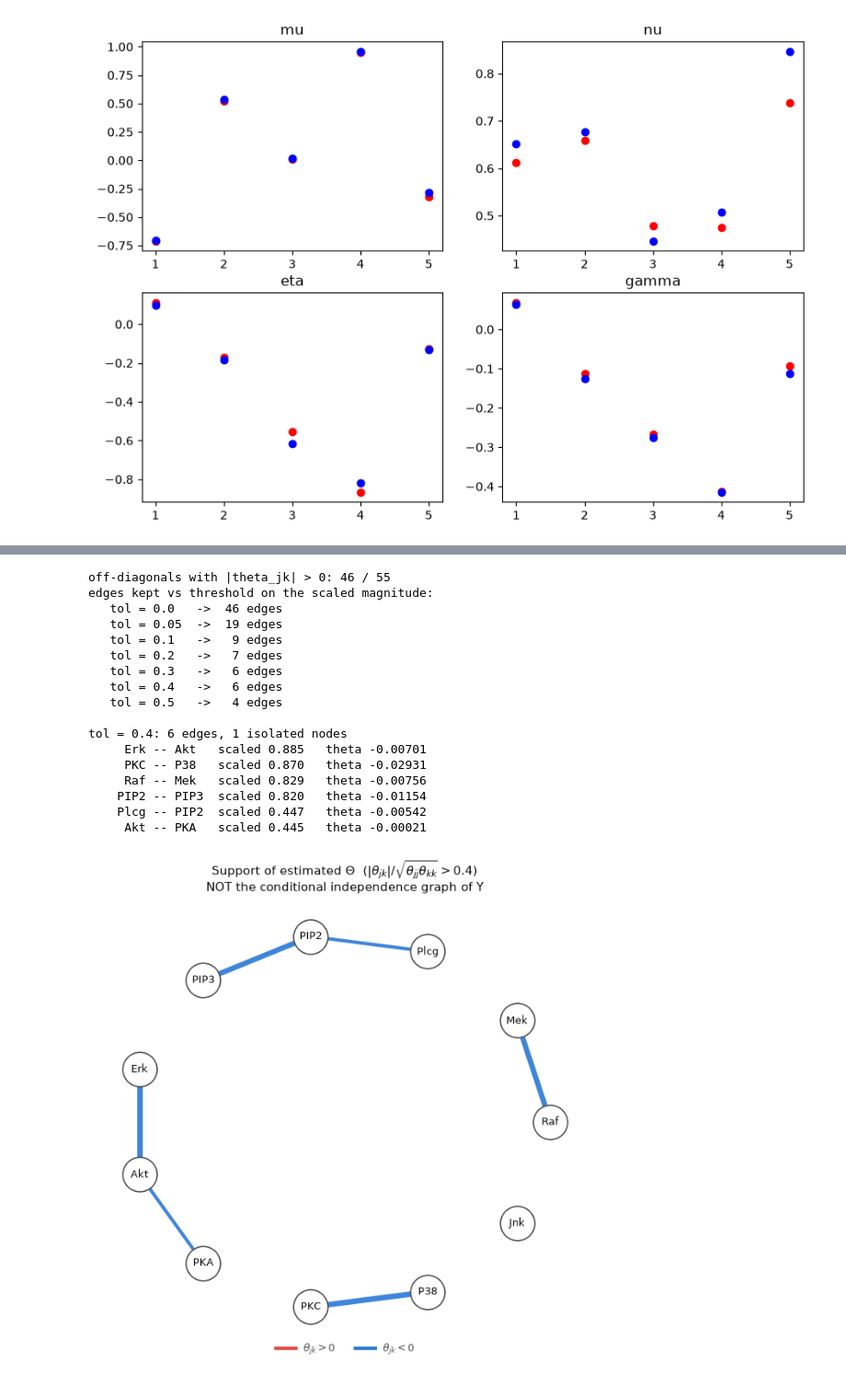
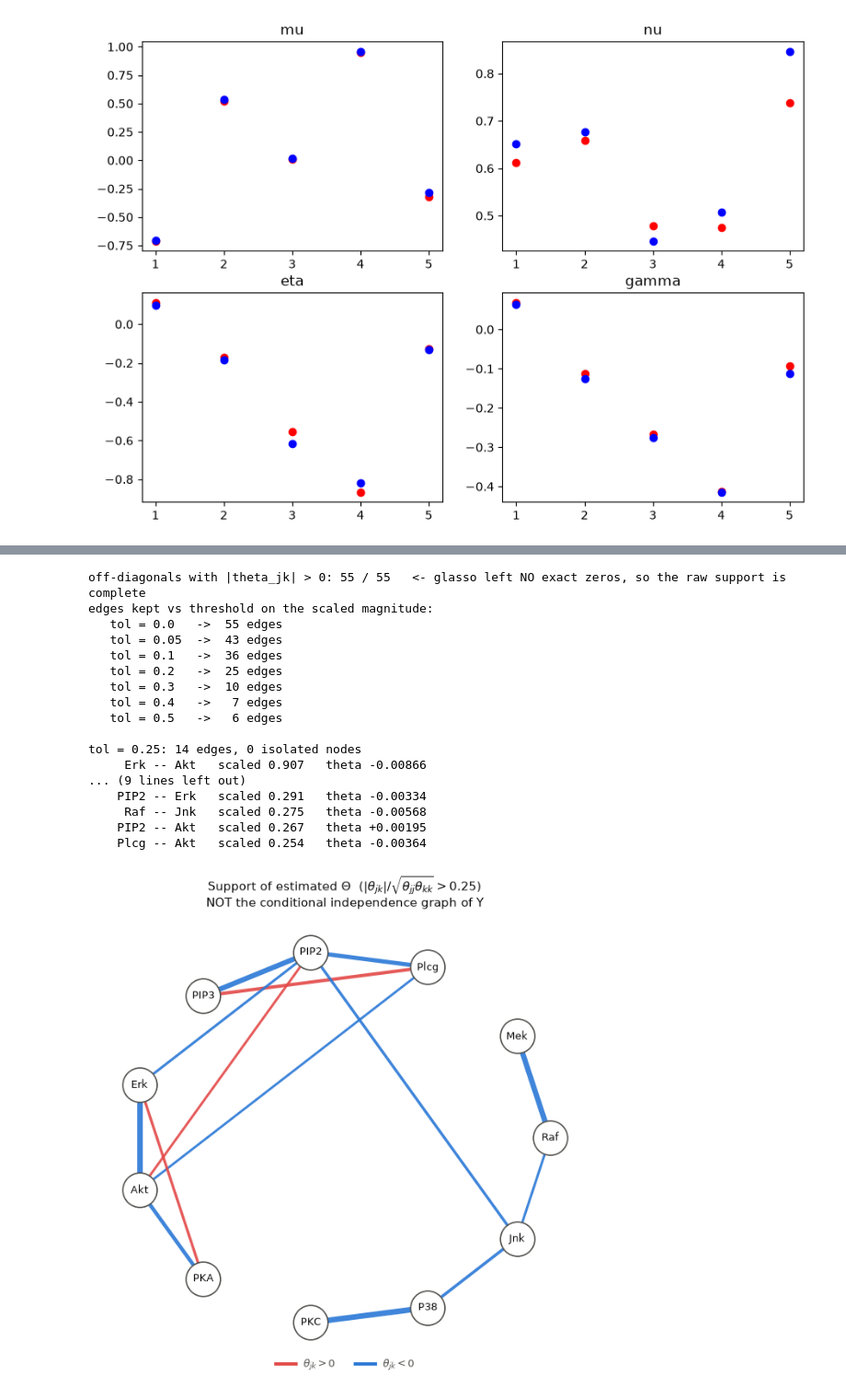
Before and after one commit to sahitidoke/asym-model-simulation, a Jupyter notebook: visualization.ipynb, the cells around one changed output, grey strips where cells are left out. Shown at 92% size. Cells and saved outputs as stored; diff of their text form; code cells hidden in the pictures.

```diff
--- a/visualization.ipynb
+++ b/visualization.ipynb
@@ -5,7 +9,7 @@ import json
 # %%
 filename = "results_EM_MWGP_test-flight"
 # %%
-with open(f"results/{filename}.json", "r") as f:
+with open(f"results/simulations/{filename}.json", "r") as f:
     results = json.load(f)
 
 # plot true vs estimated values for mu, eta, nu, and Theta, with MSE as error bars. Each plot should be a separate figure.
@@ -86,13 +90,7 @@ fig.savefig(f"results/simulations/{filename}.pdf")
 # plt.imshow(np.abs(Theta_true - Theta_est), cmap='viridis', interpolation='nearest', vmin = 0, vmax = 0.5)
 # plt.colorbar()
 # %%
-# Load application results (flat format: results["Theta"] is the matrix itself)
-# and show the estimated precision matrix as a labeled table.
-# NOTE: the support of Theta is NOT the conditional independence graph of Y.
-import pandas as pd
-from sachs_min import NAMES
-
-with open("results/application_results_validated_rho.json", "r") as f:
+with open("results/applications/application_results.json", "r") as f:
     app_results = json.load(f)
 
 Theta_app = np.array(app_results["Theta"])
@@ -136,8 +134,6 @@ Estimated Theta (support != conditional independence graph)
 # WARNING: theta_jk = 0 does NOT imply Y_j indep Y_k | rest in this model, so
 # this is a picture of where Theta is nonzero -- it is NOT the conditional
 # independence graph of Y. Do not read it as one.
-import networkx as nx
-from matplotlib.lines import Line2D
 
 # Edge weight: |theta_jk| / sqrt(theta_jj theta_kk), so the very different
 # diagonal scales (Raf ~ 6e-3 vs Jnk ~ 7e-2) don't decide the picture on
@@ -156,7 +152,7 @@ print("edges kept vs threshold on the scaled magnitude:")
 for t in (0.0, 0.05, 0.1, 0.2, 0.3, 0.4, 0.5):
     print(f"   tol = {t:<5} -> {int((mags > t).sum()):3d} edges")
 
-tol = 0.4   # <-- tune me; tol = 0 keeps every nonzero entry
+tol = 0.25   # <-- tune me; tol = 0 keeps every nonzero entry
 
 G = nx.Graph()
 G.add_nodes_from(labels)                      # keep isolated nodes visible
@@ -175,47 +171,47 @@ POS, NEG = "#e34948", "#2a78d6"      # diverging pair: red = +, blue = -
 INK, MUTED = "#0b0b0b", "#52514e"
 
 pos = nx.circular_layout(G)
 fig, ax = plt.subplots(figsize=(6.5, 6.5))
 
 if G.number_of_edges():
     w = np.array([dat["weight"] for _, _, dat in G.edges(data=True)])
     nx.draw_networkx_edges(
         G, pos, ax=ax, alpha=0.9,
         width=1.0 + 4.0 * w / w.max(),
         edge_color=[POS if dat["sign"] > 0 else NEG
                     for _, _, dat in G.edges(data=True)],
     )
 nx.draw_networkx_nodes(G, pos, ax=ax, node_size=950, node_color="#ffffff",
                        edgecolors=MUTED, linewidths=1.2)
 nx.draw_networkx_labels(G, pos, ax=ax, font_size=9, font_color=INK)
 
 ax.set_title("Support of estimated $\\Theta$  "
              f"($|\\theta_{{jk}}|/\\sqrt{{\\theta_{{jj}}\\theta_{{kk}}}} > {tol}$)\n"
              "NOT the conditional independence graph of Y",
              fontsize=11, color=INK)
 ax.legend(handles=[Line2D([], [], color=POS, lw=3, label=r"$\theta_{jk} > 0$"),
                    Line2D([], [], color=NEG, lw=3, label=r"$\theta_{jk} < 0$")],
           loc="lower center", bbox_to_anchor=(0.5, -0.04), ncol=2,
           frameon=False, fontsize=9, labelcolor=MUTED)
 ax.set_axis_off()
 fig.tight_layout()
-# fig.savefig("results/application_theta_graph.pdf", bbox_inches="tight")
+fig.savefig("results/application_theta_graph.pdf", bbox_inches="tight")
 # %% [output]
-off-diagonals with |theta_jk| > 0: 46 / 55
+off-diagonals with |theta_jk| > 0: 55 / 55   <- glasso left NO exact zeros, so the raw support is complete
 edges kept vs threshold on the scaled magnitude:
-   tol = 0.0   ->  46 edges
-   tol = 0.05  ->  19 edges
-   tol = 0.1   ->   9 edges
-   tol = 0.2   ->   7 edges
-   tol = 0.3   ->   6 edges
-   tol = 0.4   ->   6 edges
-   tol = 0.5   ->   4 edges
+   tol = 0.0   ->  55 edges
+   tol = 0.05  ->  43 edges
+   tol = 0.1   ->  36 edges
+   tol = 0.2   ->  25 edges
+   tol = 0.3   ->  10 edges
+   tol = 0.4   ->   7 edges
+   tol = 0.5   ->   6 edges
 
-tol = 0.4: 6 edges, 1 isolated nodes
-     Erk -- Akt   scaled 0.885   theta -0.00701
-     PKC -- P38   scaled 0.870   theta -0.02931
-     Raf -- Mek   scaled 0.829   theta -0.00756
-    PIP2 -- PIP3  scaled 0.820   theta -0.01154
-    Plcg -- PIP2  scaled 0.447   theta -0.00542
-     Akt -- PKA   scaled 0.445   theta -0.00021
+tol = 0.25: 14 edges, 0 isolated nodes
+     Erk -- Akt   scaled 0.907   theta -0.00866
+... (9 lines left out)
+    PIP2 -- Erk   scaled 0.291   theta -0.00334
+     Raf -- Jnk   scaled 0.275   theta -0.00568
+    PIP2 -- Akt   scaled 0.267   theta +0.00195
+    Plcg -- Akt   scaled 0.254   theta -0.00364
-[figure, old version]
+[figure, new version]
```
Also changed, not shown: parts of 3 cells of this notebook, 1 other file.
